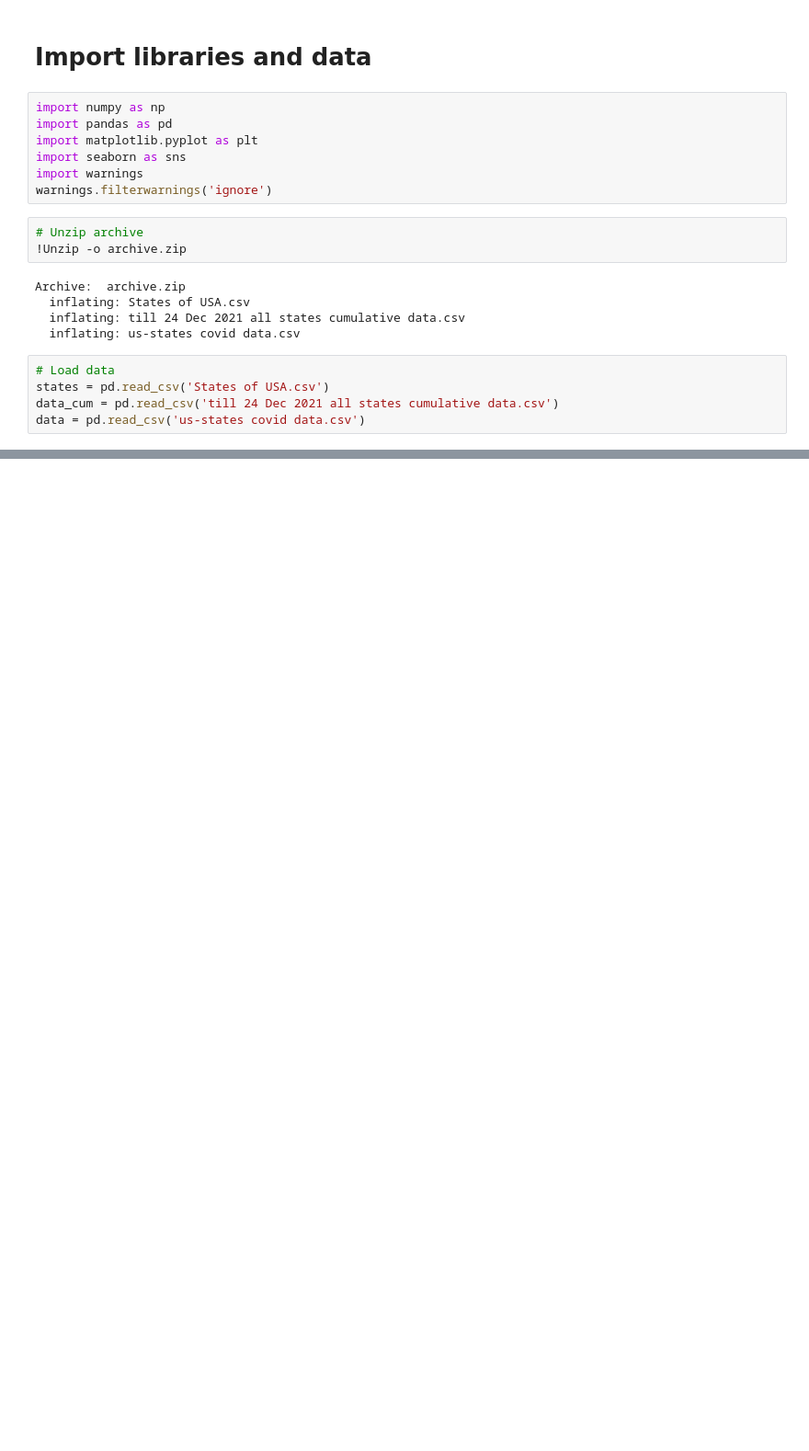
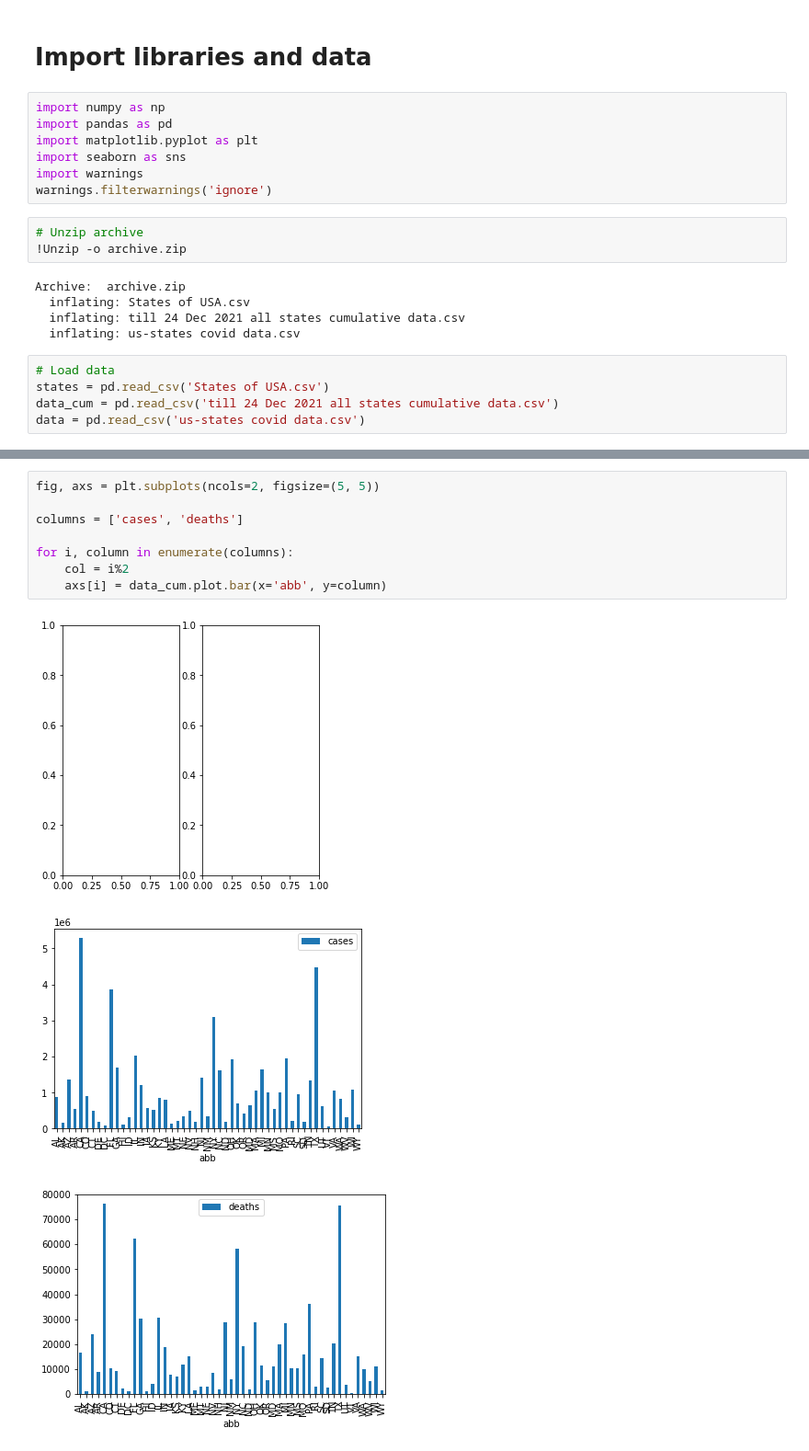
Before and after one commit to escortKwon/IndividualProjects_for_Portfolio, a Jupyter notebook: Unvoted/12. US Statewise COVID Data/12. US Statewise COVID Data.ipynb, the cells around one changed output, grey strips where cells are left out. Shown: that part at 92% size. Cells and saved outputs as stored; diff of their text form; blank space fills up the shorter version.

```diff
--- a/Unvoted/12. US Statewise COVID Data/12. US Statewise COVID Data.ipynb
+++ b/Unvoted/12. US Statewise COVID Data/12. US Statewise COVID Data.ipynb
@@ -70,0 +56,12 @@ data_cum
+# %%
+fig, axs = plt.subplots(ncols=2, figsize=(5, 5))
+
+columns = ['cases', 'deaths']
+
+for i, column in enumerate(columns):
+    col = i%2
+    axs[i] = data_cum.plot.bar(x='abb', y=column)
+# %% [output]
+[figure, added]
+[figure, added]
+[figure, added]
```
Also changed, not shown: parts of 13 cells of this notebook.
